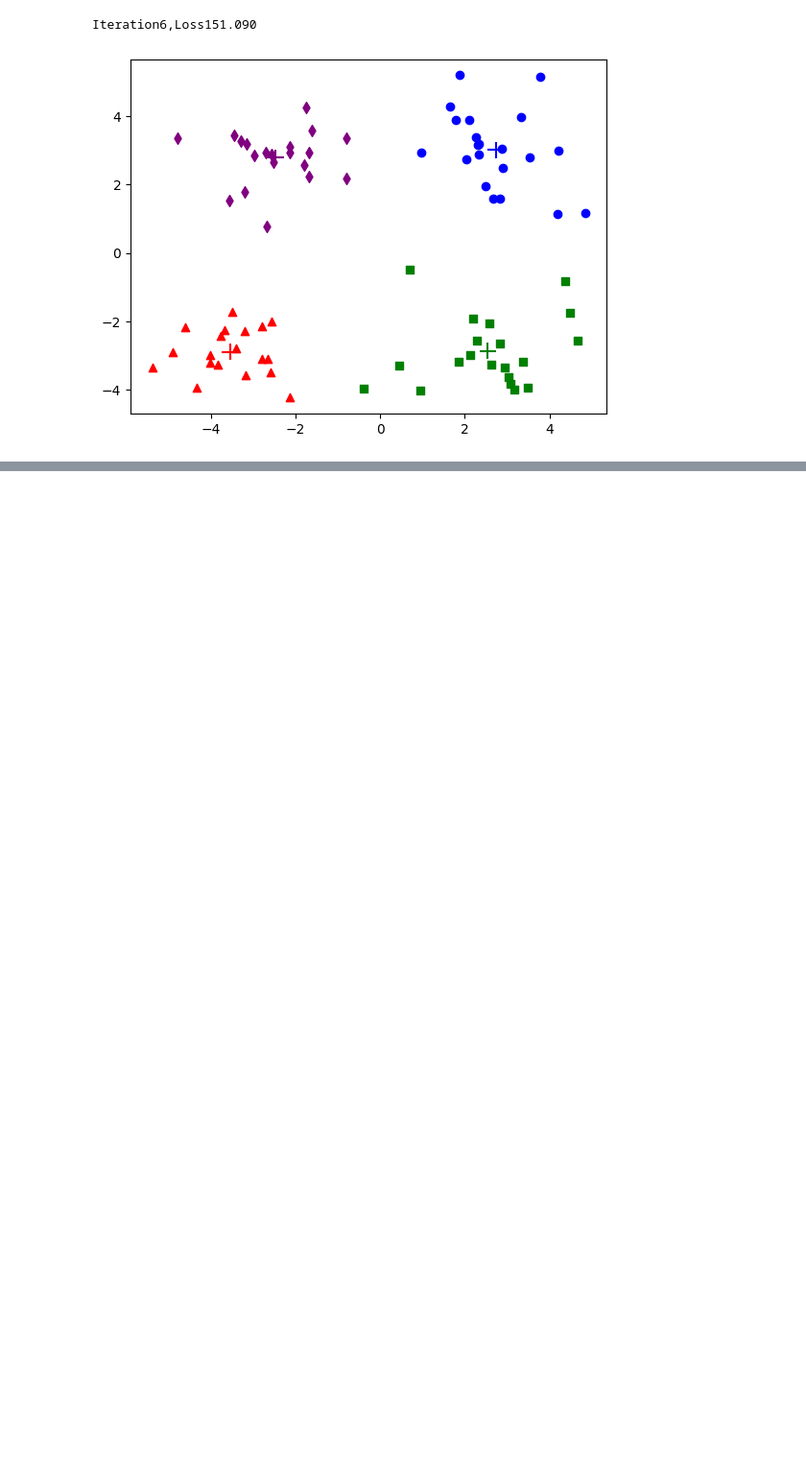
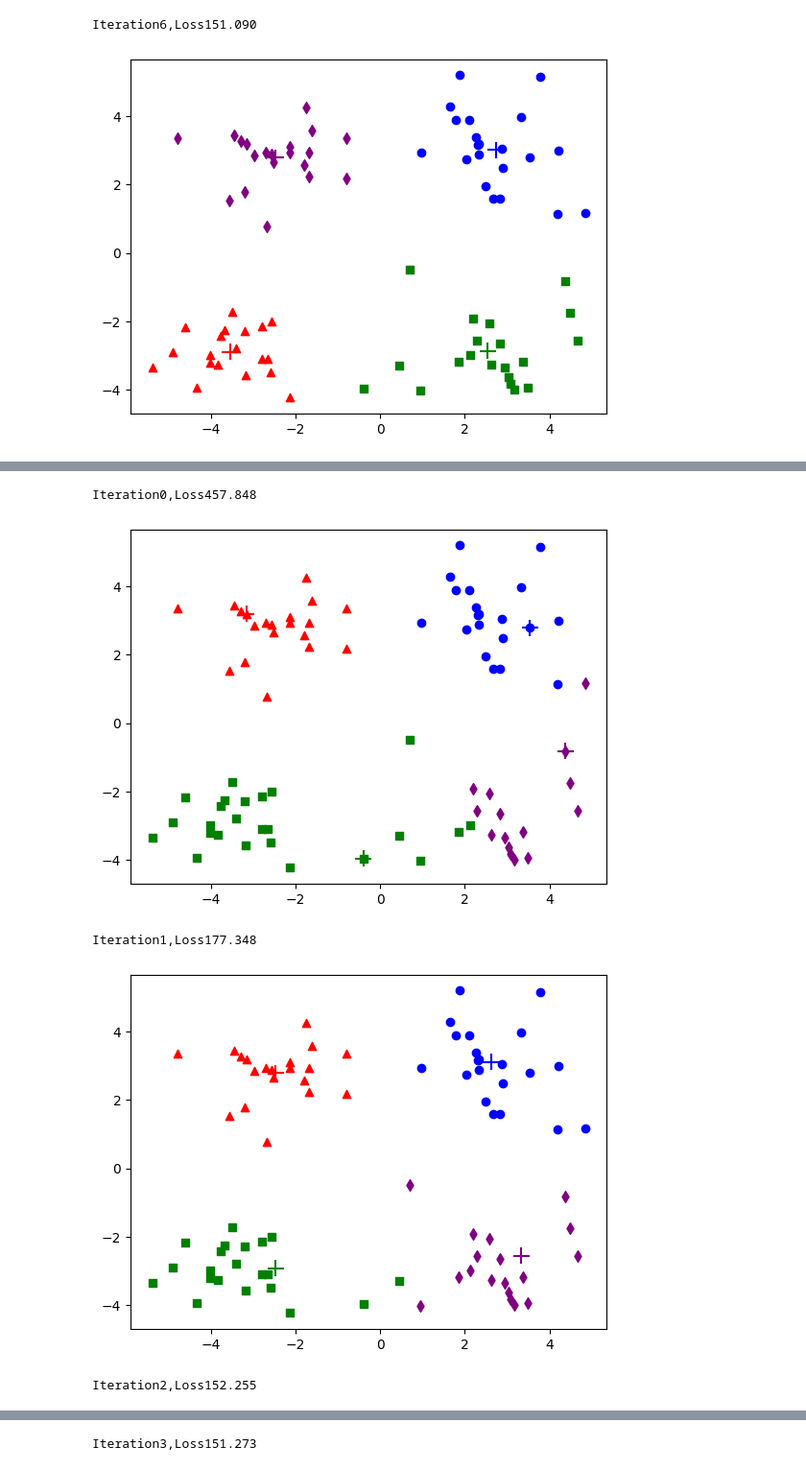
Before and after one commit to Luli3220/ML-Learning, a Jupyter notebook: K-means Clustering/K-means Clustering.ipynb, the cells around one changed output, grey strips where cells are left out. Shown at 96% size. Cells and saved outputs as stored; diff of their text form; code cells hidden in the pictures; blank space fills up the shorter version.

```diff
--- a/K-means Clustering/K-means Clustering.ipynb
+++ b/K-means Clustering/K-means Clustering.ipynb
@@ -169,0 +180,29 @@ Iteration6,Loss151.090
+# %%
+def kmeanspp_init(dataset,K):
+    # 随机第一个中心点
+    idx=np.random.choice(np.arange(len(dataset)))
+    centroids=dataset[idx][None]
+    for k in range(1,K):
+        d=[]
+        #计算每一个点到当前中心点的距离
+        for data in dataset:
+            dis=np.sum((centroids-data)**2,axis=-1)
+            #取最短距离的平方
+            d.append(np.min(dis)**2)
+
+        #归一化
+        d=np.array(d)
+        d/=np.sum(d)
+        #按概率选取下一个中心点
+        cent_id=np.random.choice(np.arange(len(dataset)),p=d)
+        cent=dataset[cent_id]
+        centroids=np.concatenate([centroids,cent[None]],axis=0)
+    return centroids
+# %%
+cent, cluster = Kmeans(dataset, 4, kmeanspp_init)
+# %% [output]
+Iteration0,Loss457.848
+[figure, added]
+Iteration1,Loss177.348
+[figure, added]
+Iteration2,Loss152.255
@@ -169,0 +210 @@ Iteration6,Loss151.090
+Iteration3,Loss151.273
```
Also changed, not shown: parts of 2 cells of this notebook.
